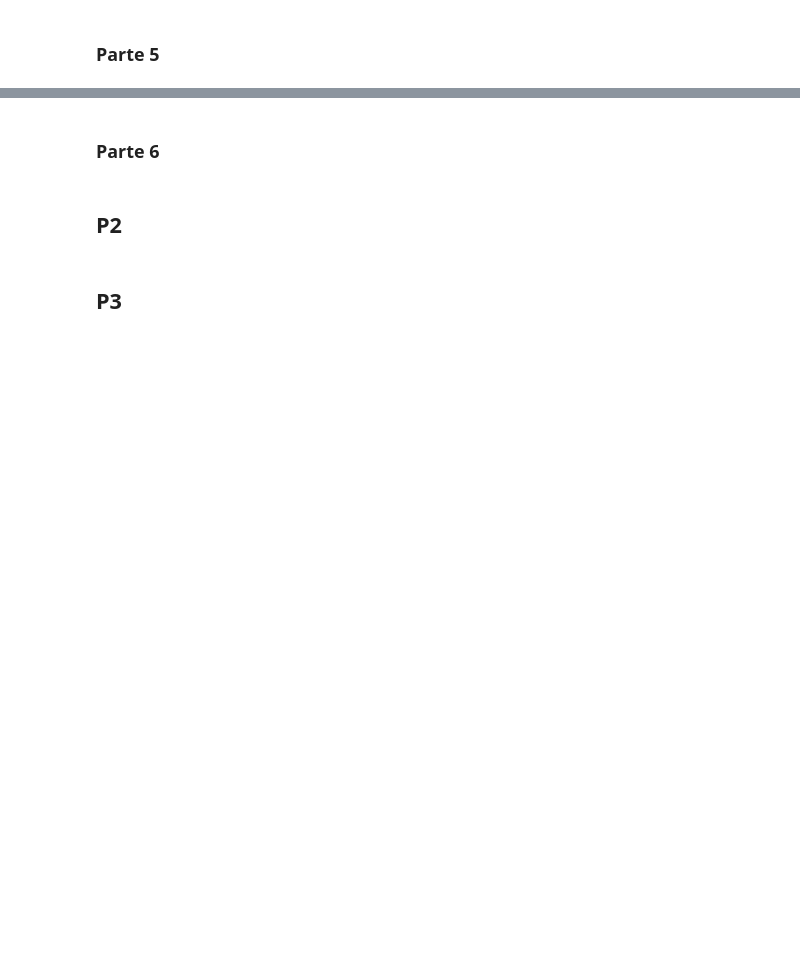
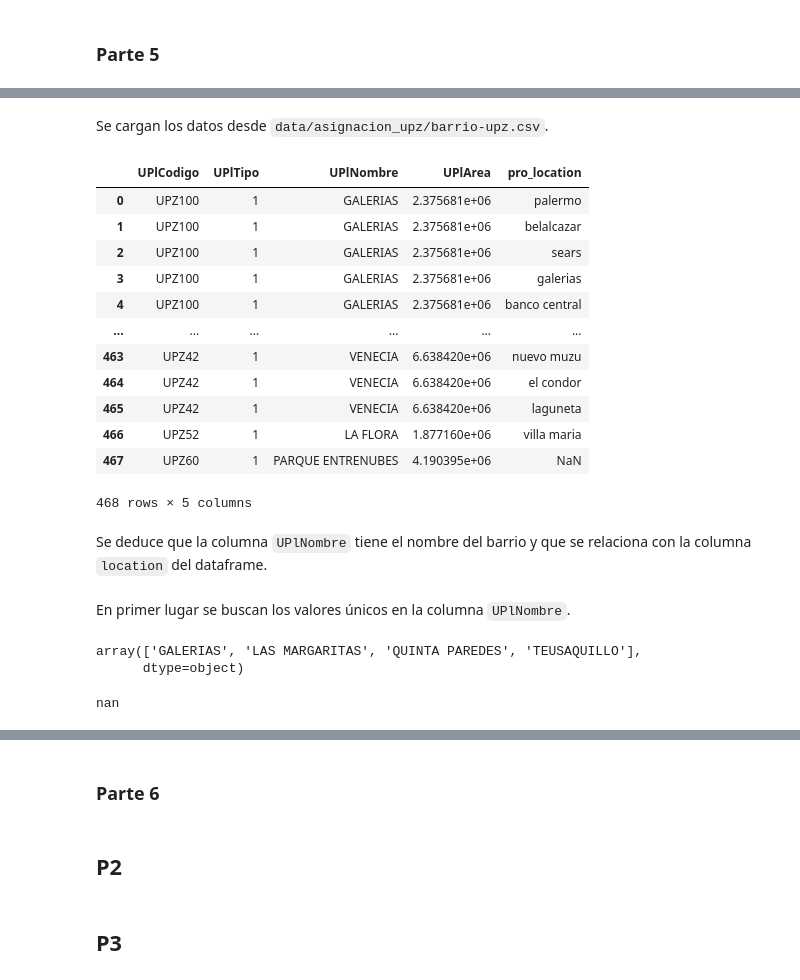
Before and after one commit to pedropereze/Tarea-1, a Jupyter notebook: tarea1.ipynb, the cells around one changed output, grey strips where cells are left out. Saved outputs shown, nothing was run; the diff lists cells and outputs as text; code cells hidden in the pictures; blank space fills up the shorter version.

```diff
--- a/tarea1.ipynb
+++ b/tarea1.ipynb
@@ -441,0 +718,29 @@ data['property'] = data['property'].str.strip()
+# %% [markdown]
+Se cargan los datos desde `data/asignacion_upz/barrio-upz.csv`.
+# %%
+barrio = pd.read_csv('data/asignacion_upz/barrio-upz.csv')
+barrio
+# %% [output]
+|  | UPlCodigo | UPlTipo | UPlNombre | UPlArea | pro_location |
+| 0 | UPZ100 | 1 | GALERIAS | 2.375681e+06 | palermo |
+| 1 | UPZ100 | 1 | GALERIAS | 2.375681e+06 | belalcazar |
+| 2 | UPZ100 | 1 | GALERIAS | 2.375681e+06 | sears |
+| 3 | UPZ100 | 1 | GALERIAS | 2.375681e+06 | galerias |
+| 4 | UPZ100 | 1 | GALERIAS | 2.375681e+06 | banco central |
+| ... | ... | ... | ... | ... | ... |
+| 463 | UPZ42 | 1 | VENECIA | 6.638420e+06 | nuevo muzu |
+| 464 | UPZ42 | 1 | VENECIA | 6.638420e+06 | el condor |
+| 465 | UPZ42 | 1 | VENECIA | 6.638420e+06 | laguneta |
+| 466 | UPZ52 | 1 | LA FLORA | 1.877160e+06 | villa maria |
+| 467 | UPZ60 | 1 | PARQUE ENTRENUBES | 4.190395e+06 | NaN |
+468 rows × 5 columns
+# %% [markdown]
+Se deduce que la columna `UPlNombre` tiene el nombre del barrio y que se relaciona con la columna `location` del dataframe.
+# %% [markdown]
+En primer lugar se buscan los valores únicos en la columna `UPlNombre`.
+# %%
+b_unicos = barrio['UPlNombre'].unique()
+b_unicos[:4]
+# %% [output]
+array(['GALERIAS', 'LAS MARGARITAS', 'QUINTA PAREDES', 'TEUSAQUILLO'],
+      dtype=object)
@@ -441,0 +749,5 @@ data['property'] = data['property'].str.strip()
+# %%
+import numpy as np
+np.nan
+# %% [output]
+nan
```
Also changed, not shown: parts of 71 cells of this notebook.
